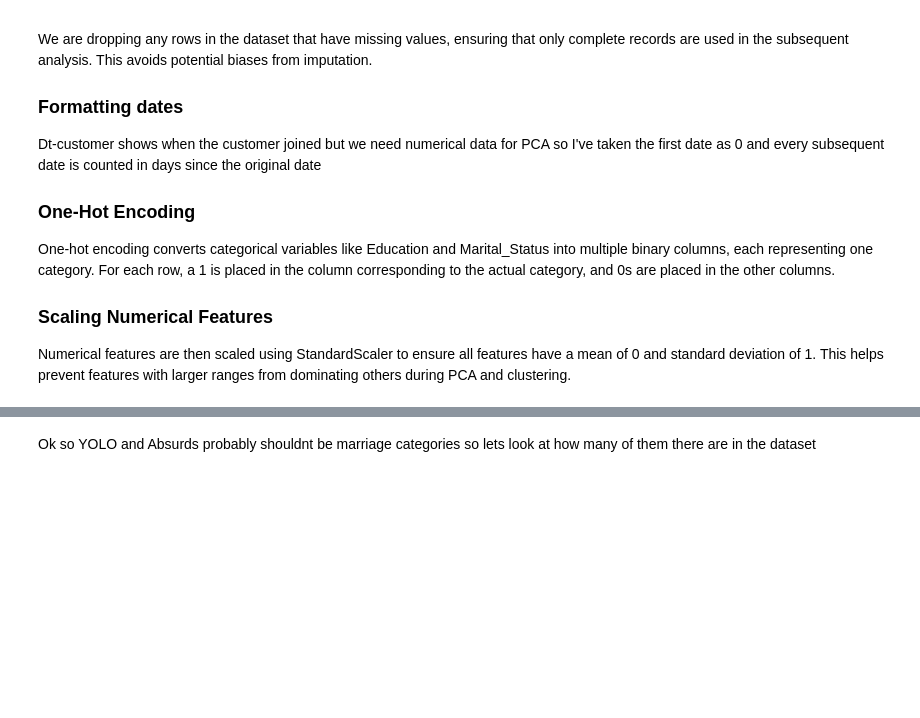
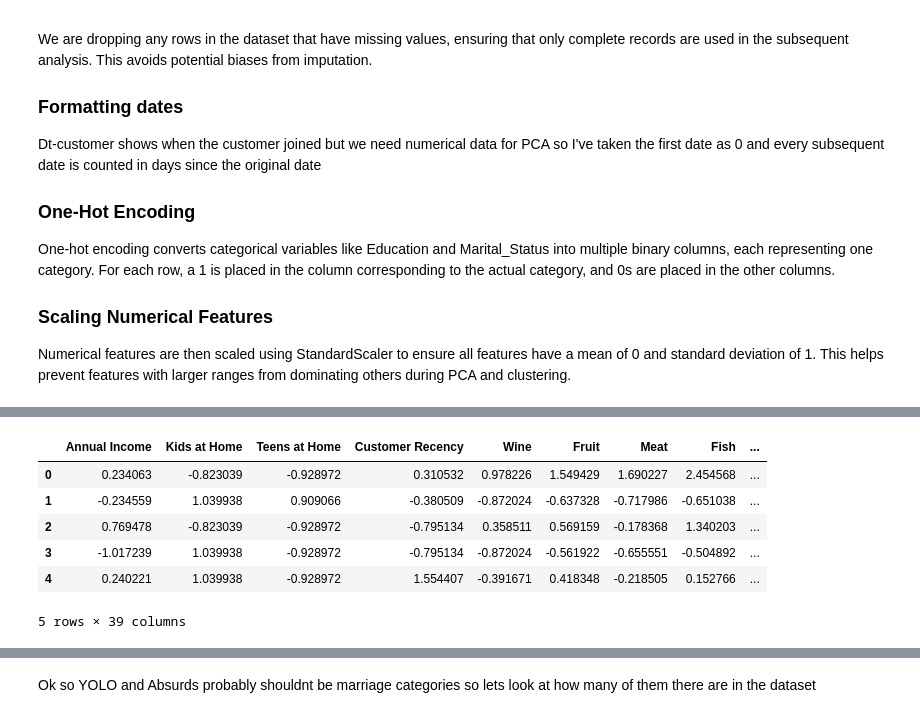
Before and after one commit to Tsharkowill/market_segment_analysis, a Jupyter notebook: data_analysis/market_segment_analysis.ipynb, the cells around one changed output, grey strips where cells are left out. Cells and saved outputs as stored; diff of their text form; code cells hidden in the pictures; blank space fills up the shorter version.

```diff
--- a/data_analysis/market_segment_analysis.ipynb
+++ b/data_analysis/market_segment_analysis.ipynb
@@ -171,0 +179,25 @@ Name: count, Length: 662, dtype: int64
+# %%
+# One-hot encoding for categorical variables (Education and Marital_Status)
+encoded_data = pd.get_dummies(customer_data, columns=['Education', 'Marital_Status'])
+
+
+# Convert any boolean columns (True/False) to integer (0/1)
+encoded_data = encoded_data.astype(int)
+
+
+# Normalize numerical features
+scaler = StandardScaler()
+numerical_features = ['Customer Age', 'Annual Income', 'Kids at Home', 'Teens at Home', 'Days as Customer', 'Customer Recency', 'Wine', 'Fruit', 'Meat', 'Fish', 'Sweets', 'Gold', 'Deals Purchased', 'Web Purchases', 'Catalog Purchases', 'Store Purchases', 'Monthly Web Visits']
+
+scaled_data = encoded_data.copy()
+scaled_data[numerical_features] = scaler.fit_transform(encoded_data[numerical_features])
+
+scaled_data.head()
+# %% [output]
+|  | Annual Income | Kids at Home | Teens at Home | Customer Recency | Wine | Fruit | Meat | Fish | ... |
+| 0 | 0.234063 | -0.823039 | -0.928972 | 0.310532 | 0.978226 | 1.549429 | 1.690227 | 2.454568 | ... |
+| 1 | -0.234559 | 1.039938 | 0.909066 | -0.380509 | -0.872024 | -0.637328 | -0.717986 | -0.651038 | ... |
+| 2 | 0.769478 | -0.823039 | -0.928972 | -0.795134 | 0.358511 | 0.569159 | -0.178368 | 1.340203 | ... |
+| 3 | -1.017239 | 1.039938 | -0.928972 | -0.795134 | -0.872024 | -0.561922 | -0.655551 | -0.504892 | ... |
+| 4 | 0.240221 | 1.039938 | -0.928972 | 1.554407 | -0.391671 | 0.418348 | -0.218505 | 0.152766 | ... |
+5 rows × 39 columns
```
Also changed, not shown: parts of 15 cells of this notebook, 4 other files.
